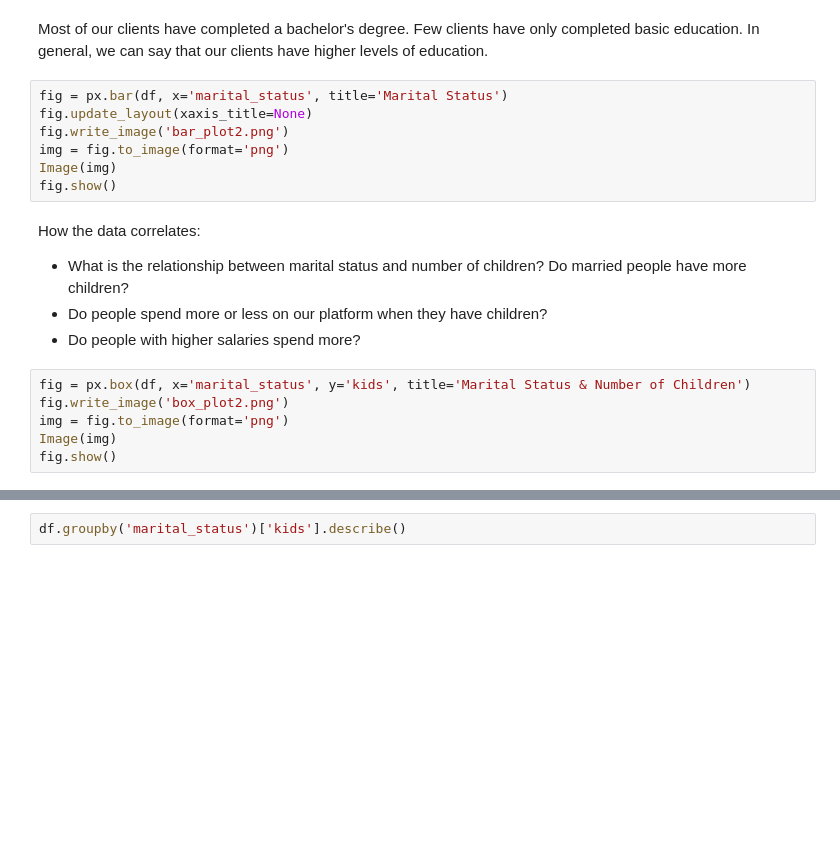
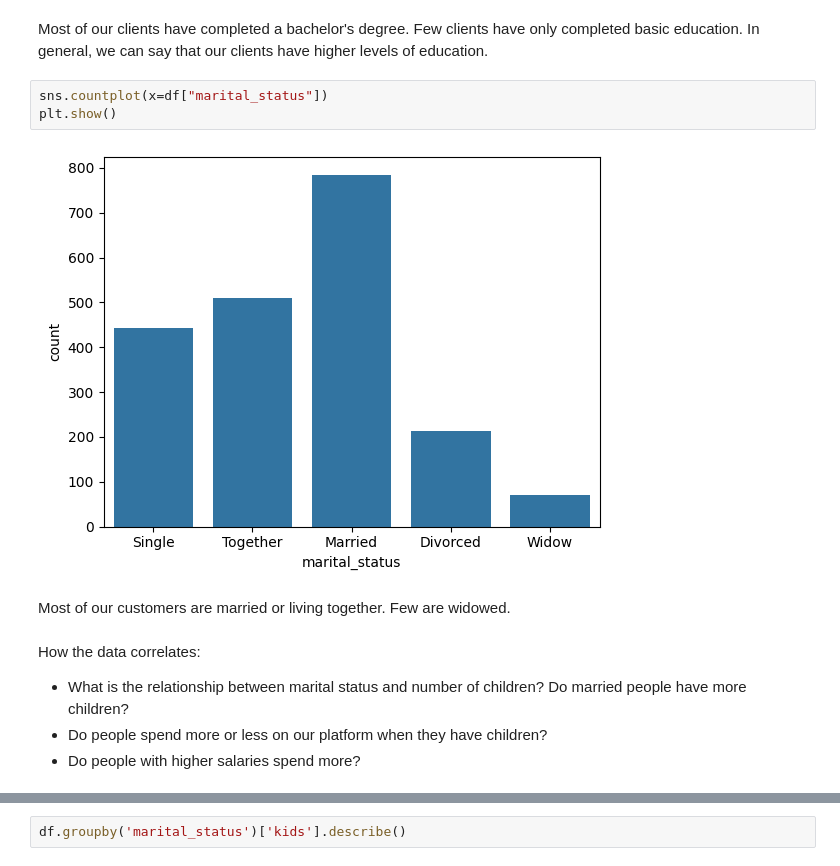
Before and after one commit to luismendoncafsilva/Exploratory-Data-Analysis, a Jupyter notebook: EDA.ipynb, the cells around one changed output, grey strips where cells are left out. Drawn from its saved outputs; the diff is of its cells as text; blank space fills up the shorter version.

```diff
--- a/EDA.ipynb
+++ b/EDA.ipynb
@@ -178,22 +172,16 @@ fig.show()
 # %% [markdown]
 Most of our clients have completed a bachelor's degree. Few clients have only completed basic education.
 In general, we can say that our clients have higher levels of education.
-# %%
-fig = px.bar(df, x='marital_status', title='Marital Status')
-fig.update_layout(xaxis_title=None)
-fig.write_image('bar_plot2.png')
-img = fig.to_image(format='png')
-Image(img)
-fig.show()
+# %%
+sns.countplot(x=df["marital_status"])
+plt.show()
+# %% [output]
+[figure, added]
+# %% [markdown]
+Most of our customers are married or living together. Few are widowed.
 # %% [markdown]
 How the data correlates:
 
 - What is the relationship between marital status and number of children? Do married people have more children?
 - Do people spend more or less on our platform when they have children?
 - Do people with higher salaries spend more?
-# %%
-fig = px.box(df, x='marital_status', y='kids', title='Marital Status & Number of Children')
-fig.write_image('box_plot2.png')
-img = fig.to_image(format='png')
-Image(img)
-fig.show()
```
Also changed, not shown: parts of 12 cells of this notebook.
